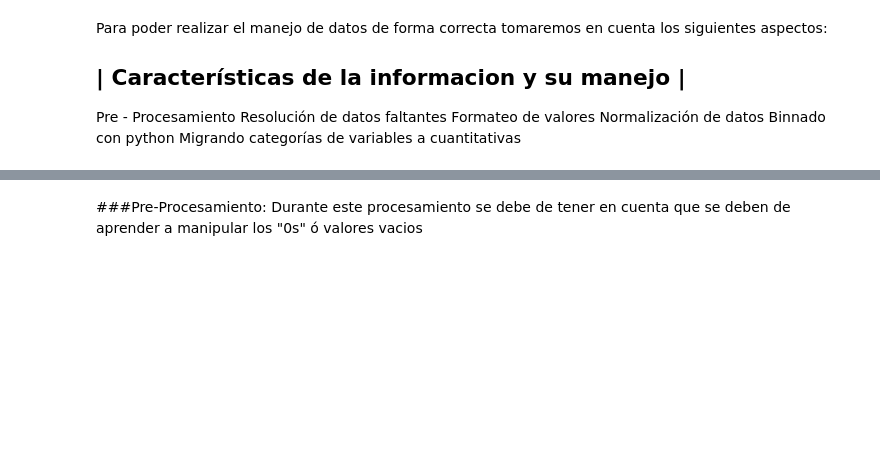
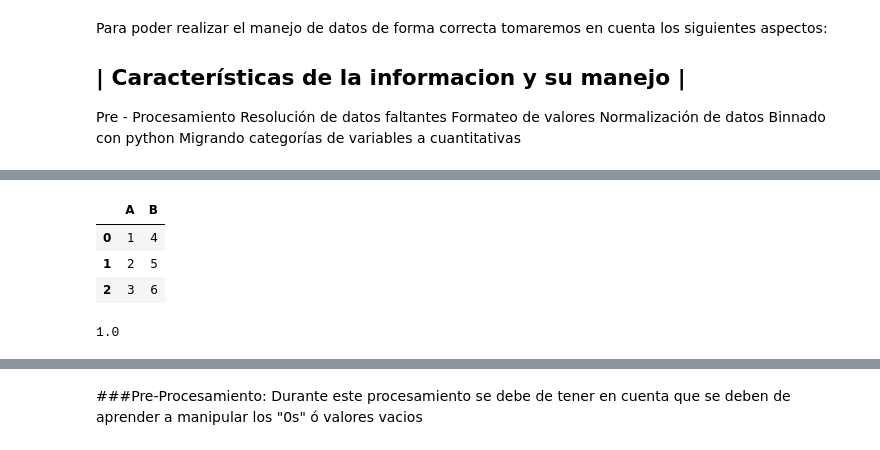
Before and after one commit to PosgradoMNA/actividades-de-aprendizaje-A01793546-Ariel-Corral-Leon, a Jupyter notebook: Data_Analysis_with_Python_2nd_Course_Progress.ipynb, the cells around one changed output, grey strips where cells are left out. Cells and saved outputs as stored; diff of their text form; code cells hidden in the pictures; blank space fills up the shorter version.

```diff
--- a/Data_Analysis_with_Python_2nd_Course_Progress.ipynb
+++ b/Data_Analysis_with_Python_2nd_Course_Progress.ipynb
@@ -81,0 +93,11 @@ Los errores en el examen fueron los siguientes:
+# %%
+df.rename(columns={'a':'b'})
+# %% [output]
+|  | A | B |
+| 0 | 1 | 4 |
+| 1 | 2 | 5 |
+| 2 | 3 | 6 |
+# %%
+df['A'].std()
+# %% [output]
+1.0
```
Also changed, not shown: parts of 8 cells of this notebook.
